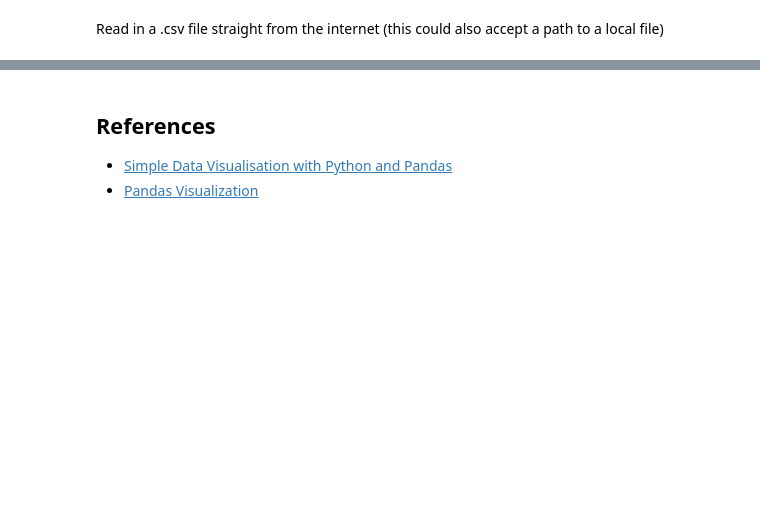
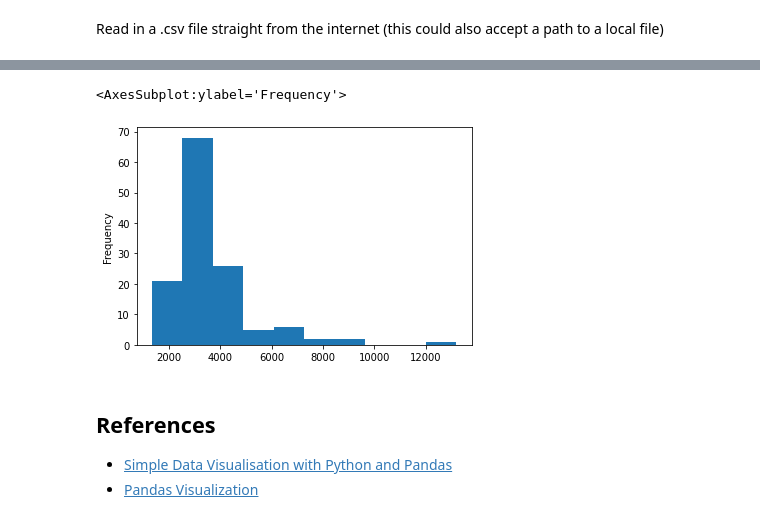
Before and after one commit to agussman/a_python_tutorial, a Jupyter notebook: 300_Jupyter_Notebooks/sample_visualizations.ipynb, the cells around one changed output, grey strips where cells are left out. Drawn from its saved outputs; the diff is of its cells as text; code cells hidden in the pictures; blank space fills up the shorter version.

```diff
--- a/300_Jupyter_Notebooks/sample_visualizations.ipynb
+++ b/300_Jupyter_Notebooks/sample_visualizations.ipynb
@@ -11,3 +54,8 @@ df = pd.read_csv(csv_path)
+# %%
+df.RWY_LEN.plot.hist()
+# %% [output]
+<AxesSubplot:ylabel='Frequency'>
+[figure, added]
 # %% [markdown]
 ## References
  * [Simple Data Visualisation with Python and Pandas](https://towardsdatascience.com/simple-data-visualisation-with-pandas-7a7a035bdc39)
```
Also changed, not shown: parts of 5 cells of this notebook, 1 other file.
